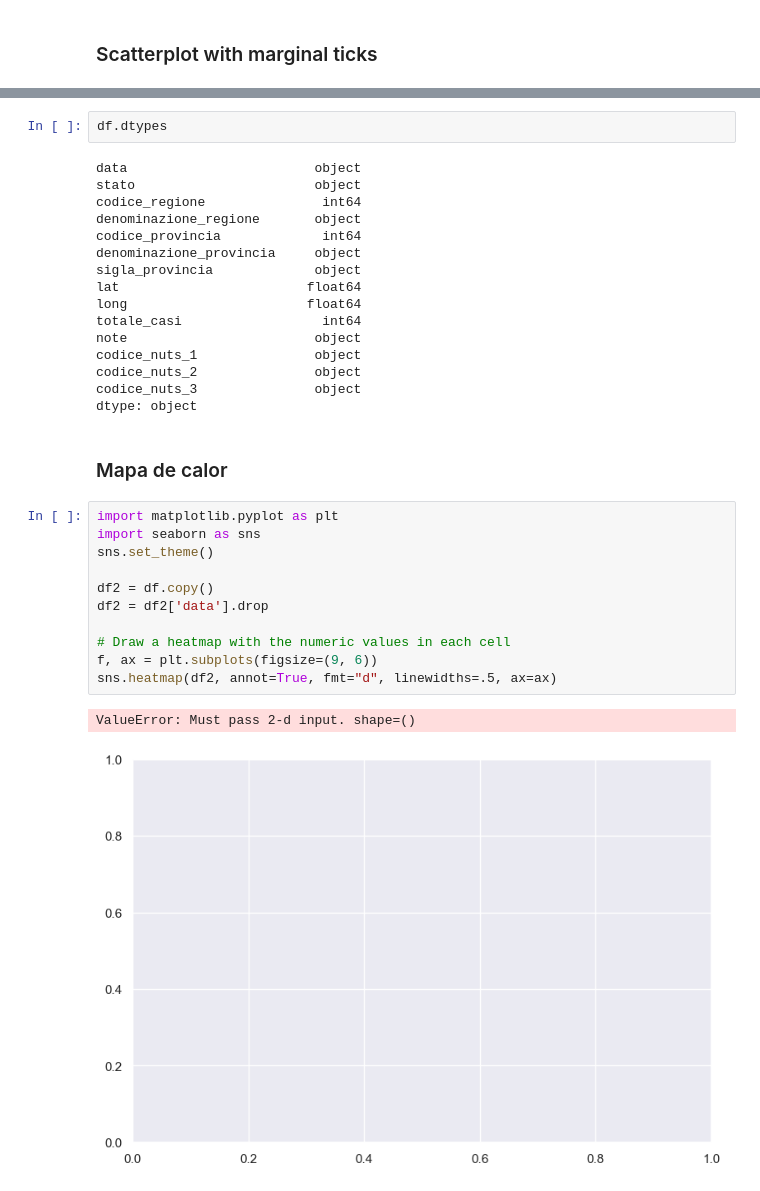
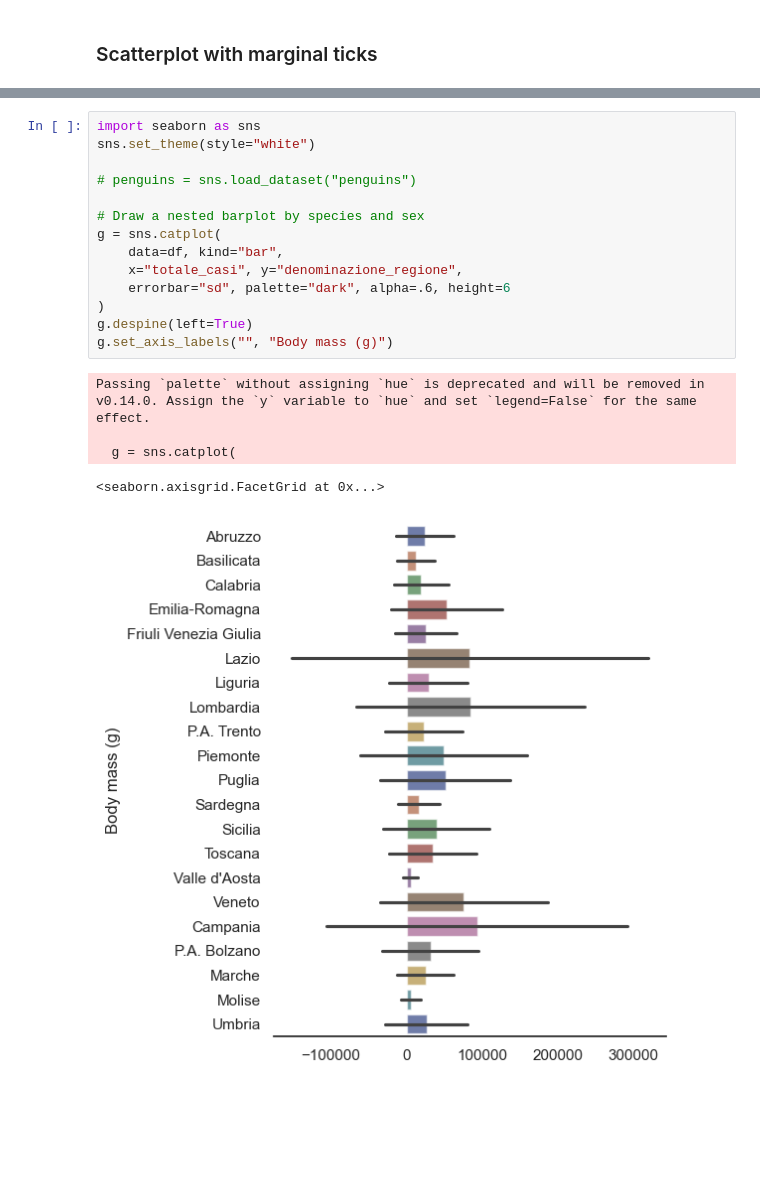
Before and after one commit to OscarToorres/BigData-IA, a Jupyter notebook: SBD/Tarea_3_3.ipynb, the cells around one changed output, grey strips where cells are left out. Drawn from its saved outputs; the diff is of its cells as text; blank space fills up the shorter version.

```diff
--- a/SBD/Tarea_3_3.ipynb
+++ b/SBD/Tarea_3_3.ipynb
@@ -81,34 +72,20 @@ g.plot_marginals(sns.rugplot, height=1, color="g", alpha=.6)
-# %%
-df.dtypes
-# %% [output]
-data                        object
-stato                       object
-codice_regione               int64
-denominazione_regione       object
-codice_provincia             int64
-denominazione_provincia     object
-sigla_provincia             object
-lat                        float64
-long                       float64
-totale_casi                  int64
-note                        object
-codice_nuts_1               object
-codice_nuts_2               object
-codice_nuts_3               object
-dtype: object
-# %% [markdown]
-### Mapa de calor
-# %%
-import matplotlib.pyplot as plt
-import seaborn as sns
-sns.set_theme()
-
-df2 = df.copy()
-df2 = df2['data'].drop
-
-# Draw a heatmap with the numeric values in each cell
-f, ax = plt.subplots(figsize=(9, 6))
-sns.heatmap(df2, annot=True, fmt="d", linewidths=.5, ax=ax)
-# %% [output]
-ValueError: Must pass 2-d input. shape=()
-[figure, removed]
+# %%
+import seaborn as sns
+sns.set_theme(style="white")
+
+# penguins = sns.load_dataset("penguins")
+
+# Draw a nested barplot by species and sex
+g = sns.catplot(
+    data=df, kind="bar",
+    x="totale_casi", y="denominazione_regione",
+    errorbar="sd", palette="dark", alpha=.6, height=6
+)
+g.despine(left=True)
+g.set_axis_labels("", "Body mass (g)")
+# %% [output]
+Passing `palette` without assigning `hue` is deprecated and will be removed in v0.14.0. Assign the `y` variable to `hue` and set `legend=False` for the same effect.
+
+  g = sns.catplot(
+<seaborn.axisgrid.FacetGrid at 0x...>
+[figure, added]
```
Also changed, not shown: parts of 6 cells of this notebook, 3 other files.
